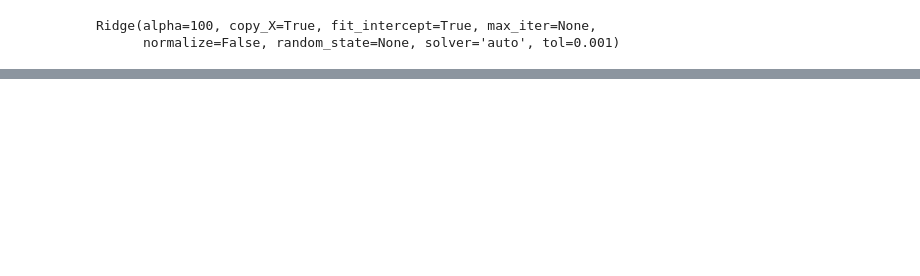
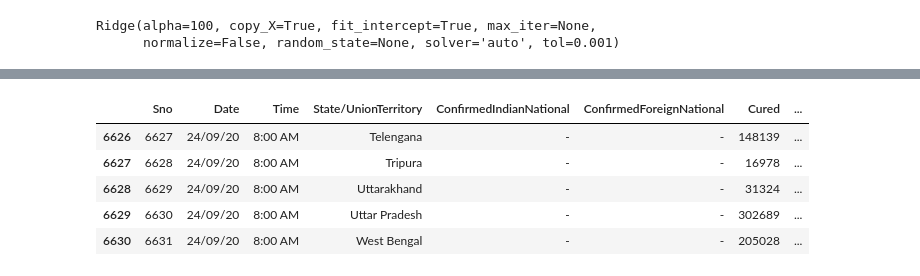
Before and after one commit to sheoranabhishek/predictor_covid19, a Jupyter notebook: covid_19.ipynb, the cells around one changed output, grey strips where cells are left out. Saved outputs shown, nothing was run; the diff lists cells and outputs as text; code cells hidden in the pictures; blank space fills up the shorter version.

```diff
--- a/covid_19.ipynb
+++ b/covid_19.ipynb
@@ -310,0 +390,9 @@ print(rr_test_score*100)
+# %%
+temp_data.tail()
+# %% [output]
+|  | Sno | Date | Time | State/UnionTerritory | ConfirmedIndianNational | ConfirmedForeignNational | Cured | ... |
+| 6626 | 6627 | 24/09/20 | 8:00 AM | Telengana | - | - | 148139 | ... |
+| 6627 | 6628 | 24/09/20 | 8:00 AM | Tripura | - | - | 16978 | ... |
+| 6628 | 6629 | 24/09/20 | 8:00 AM | Uttarakhand | - | - | 31324 | ... |
+| 6629 | 6630 | 24/09/20 | 8:00 AM | Uttar Pradesh | - | - | 302689 | ... |
+| 6630 | 6631 | 24/09/20 | 8:00 AM | West Bengal | - | - | 205028 | ... |
```
Also changed, not shown: parts of 26 cells of this notebook.
